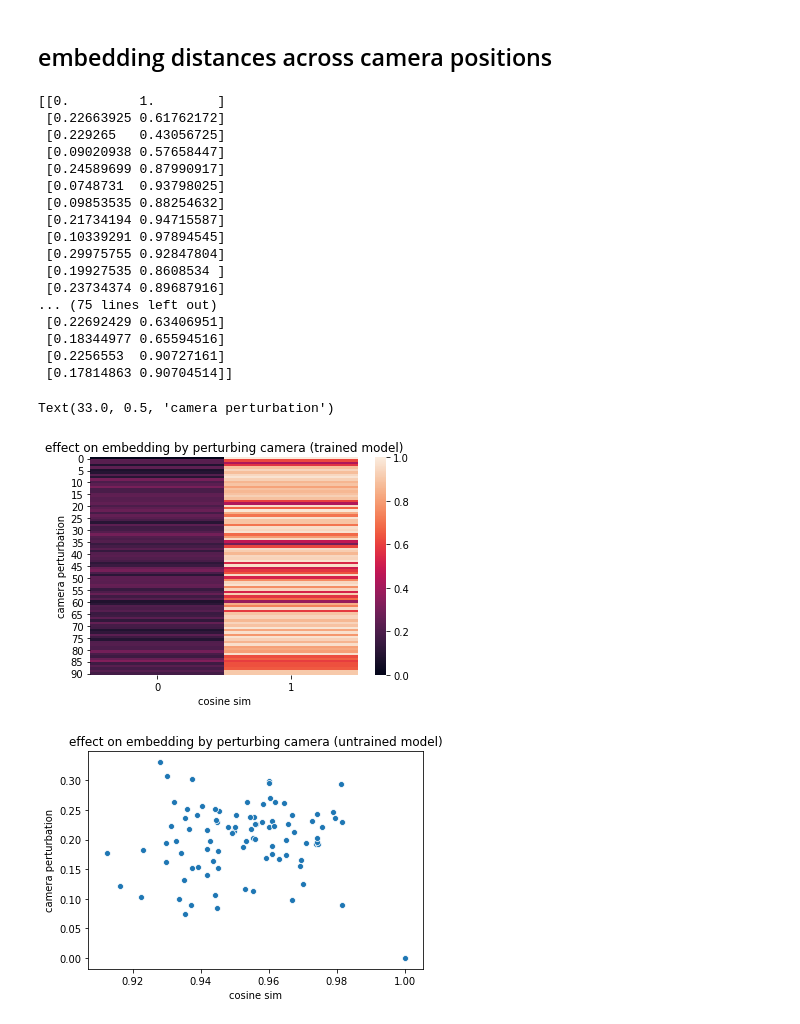
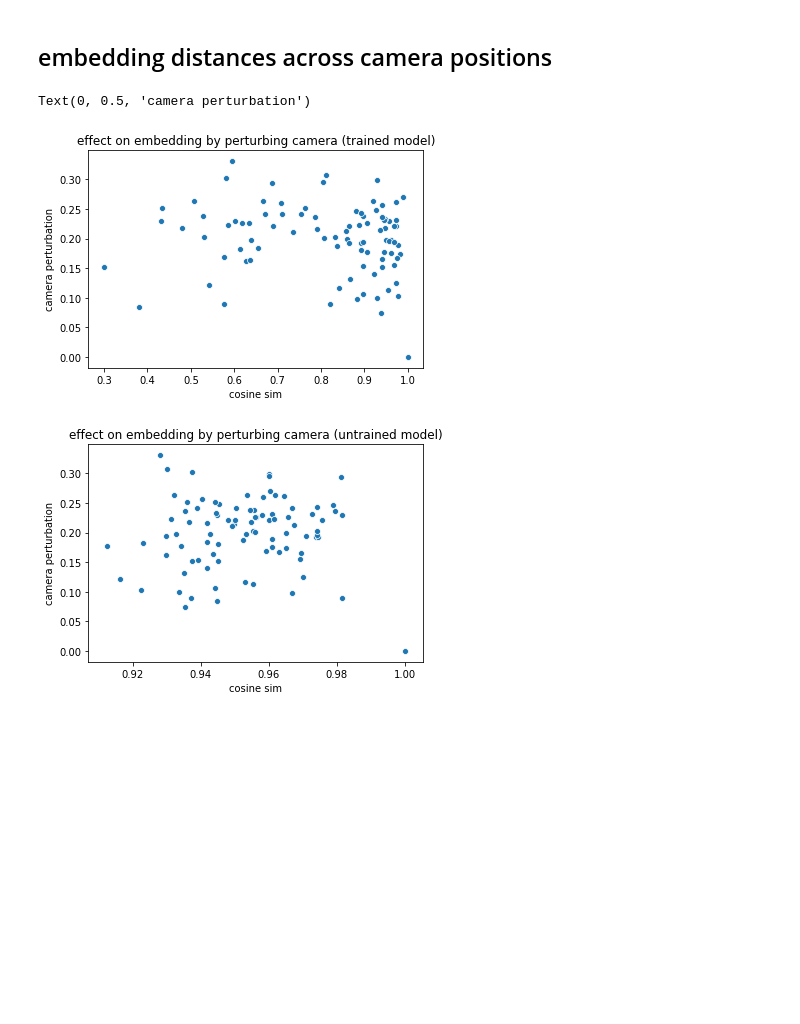
Before and after one commit to matpalm/tcn_grasping, a Jupyter notebook: random_hacking.ipynb, the cells around one changed output. Drawn from its saved outputs; the diff is of its cells as text; code cells hidden in the pictures; blank space fills up the shorter version.

```diff
--- a/random_hacking.ipynb
+++ b/random_hacking.ipynb
@@ -39,43 +39,24 @@ ax.figure.savefig("blog_imgs/embed_sim_over_time.random.png")
 # %%
 m = list(u.slurp_manifest("imgs/perturbed.manifest"))
 e = np.load('perturbed.embeddings.trained.npy')
 
 camera_distances = [0]
 sims = [1]
 for line in open("perturbed_cameras.ssv", "r").readlines():
     cols = line.strip().split(" ")
     assert len(cols) == 5
     i, cs = int(cols[0]), float(cols[4])
     camera_distances.append(cs)
     sims.append(np.dot(e[0], e[i].T))
 
-data = np.stack([camera_distances, sims])
-print(data.T)
-ax = sns.heatmap(data.T)
+ax = sns.scatterplot(sims, camera_distances)
 ax.set_title('effect on embedding by perturbing camera (trained model)')
 ax.set_xlabel('cosine sim')
 ax.set_ylabel('camera perturbation')
 #ax.figure.savefig("blog_imgs/embed_sims_over_camera_perturbation.trained.png")
 # %% [output]
-[[0.         1.        ]
- [0.22663925 0.61762172]
- [0.229265   0.43056725]
- [0.09020938 0.57658447]
- [0.24589699 0.87990917]
- [0.0748731  0.93798025]
- [0.09853535 0.88254632]
- [0.21734194 0.94715587]
- [0.10339291 0.97894545]
- [0.29975755 0.92847804]
- [0.19927535 0.8608534 ]
- [0.23734374 0.89687916]
-... (75 lines left out)
- [0.22692429 0.63406951]
- [0.18344977 0.65594516]
- [0.2256553  0.90727161]
- [0.17814863 0.90704514]]
+Text(0, 0.5, 'camera perturbation')
-Text(33.0, 0.5, 'camera perturbation')
-[figure, old version]
+[figure, new version]
 # %%
 m = list(u.slurp_manifest("imgs/perturbed.manifest"))
 e = np.load('perturbed.embeddings.untrained.npy')
```
Also changed, not shown: 5 other files.
